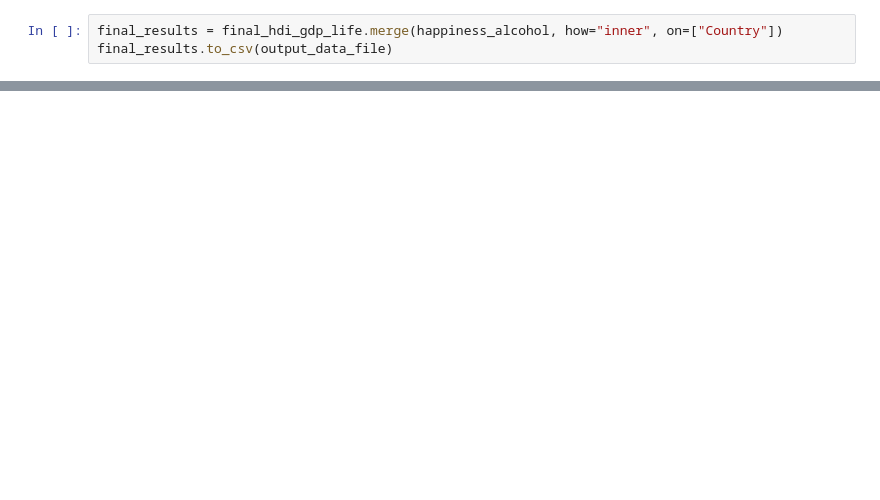
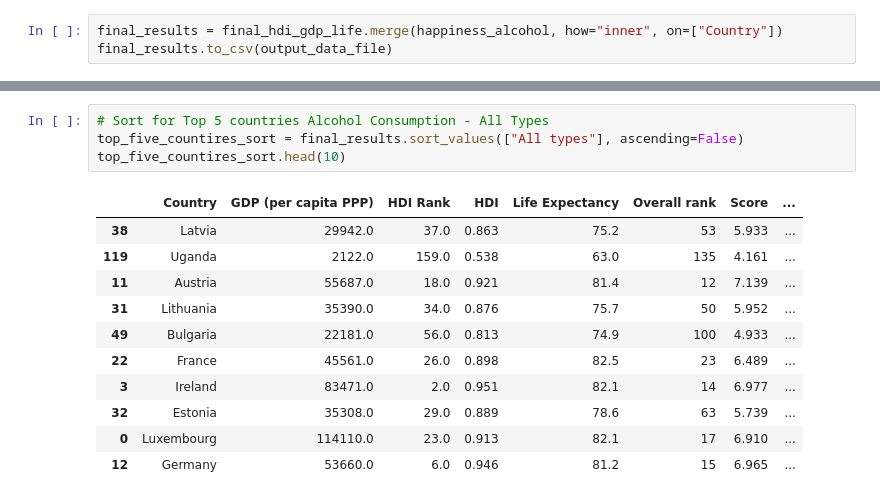
Before and after one commit to Steff-C/Project-1-Happiness-, a Jupyter notebook: Happiness.ipynb, the cells around one changed output, grey strips where cells are left out. Drawn from its saved outputs; the diff is of its cells as text; blank space fills up the shorter version.

```diff
--- a/Happiness.ipynb
+++ b/Happiness.ipynb
@@ -228,0 +553,16 @@ plt.show()
+# %%
+# Sort for Top 5 countries Alcohol Consumption - All Types
+top_five_countires_sort = final_results.sort_values(["All types"], ascending=False)
+top_five_countires_sort.head(10)
+# %% [output]
+|  | Country | GDP (per capita PPP) | HDI Rank | HDI | Life Expectancy | Overall rank | Score | ... |
+| 38 | Latvia | 29942.0 | 37.0 | 0.863 | 75.2 | 53 | 5.933 | ... |
+| 119 | Uganda | 2122.0 | 159.0 | 0.538 | 63.0 | 135 | 4.161 | ... |
+| 11 | Austria | 55687.0 | 18.0 | 0.921 | 81.4 | 12 | 7.139 | ... |
+| 31 | Lithuania | 35390.0 | 34.0 | 0.876 | 75.7 | 50 | 5.952 | ... |
+| 49 | Bulgaria | 22181.0 | 56.0 | 0.813 | 74.9 | 100 | 4.933 | ... |
+| 22 | France | 45561.0 | 26.0 | 0.898 | 82.5 | 23 | 6.489 | ... |
+| 3 | Ireland | 83471.0 | 2.0 | 0.951 | 82.1 | 14 | 6.977 | ... |
+| 32 | Estonia | 35308.0 | 29.0 | 0.889 | 78.6 | 63 | 5.739 | ... |
+| 0 | Luxembourg | 114110.0 | 23.0 | 0.913 | 82.1 | 17 | 6.910 | ... |
+| 12 | Germany | 53660.0 | 6.0 | 0.946 | 81.2 | 15 | 6.965 | ... |
```
Also changed, not shown: parts of 30 cells of this notebook.
